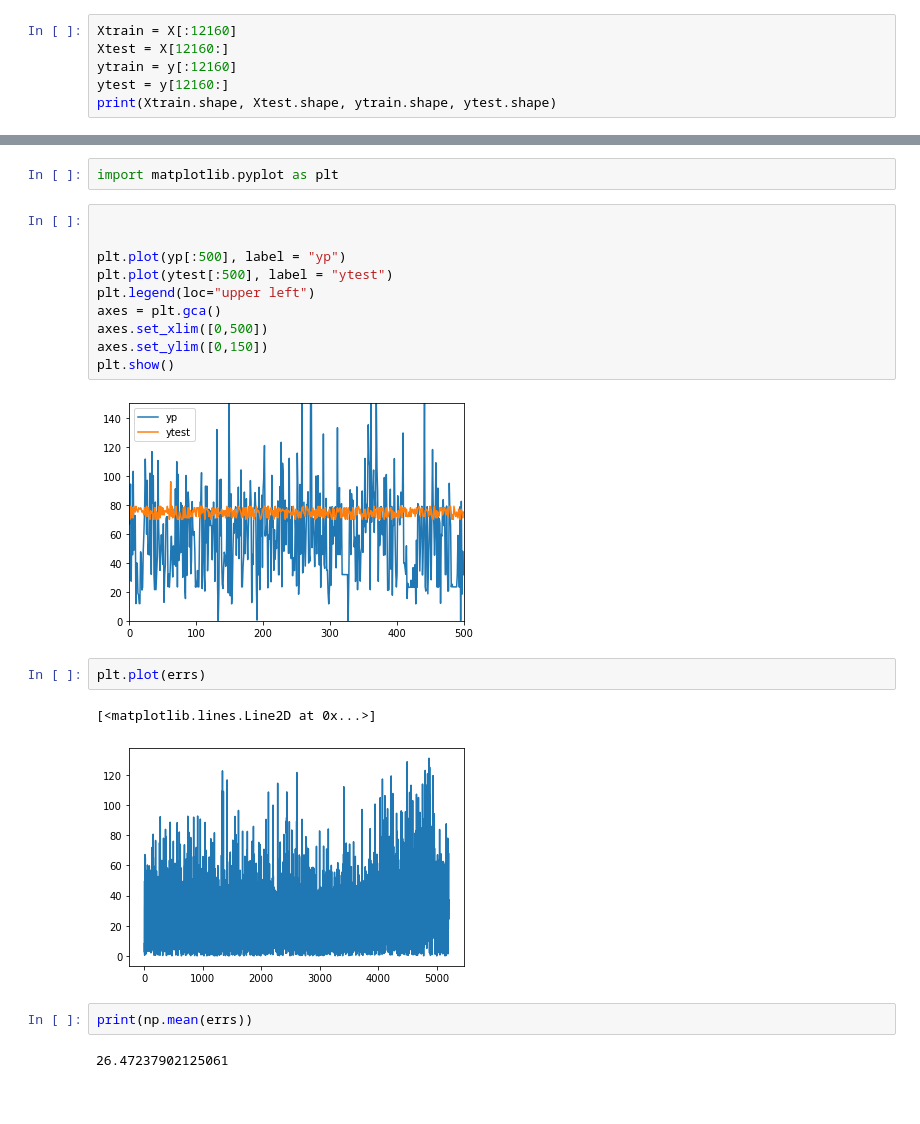
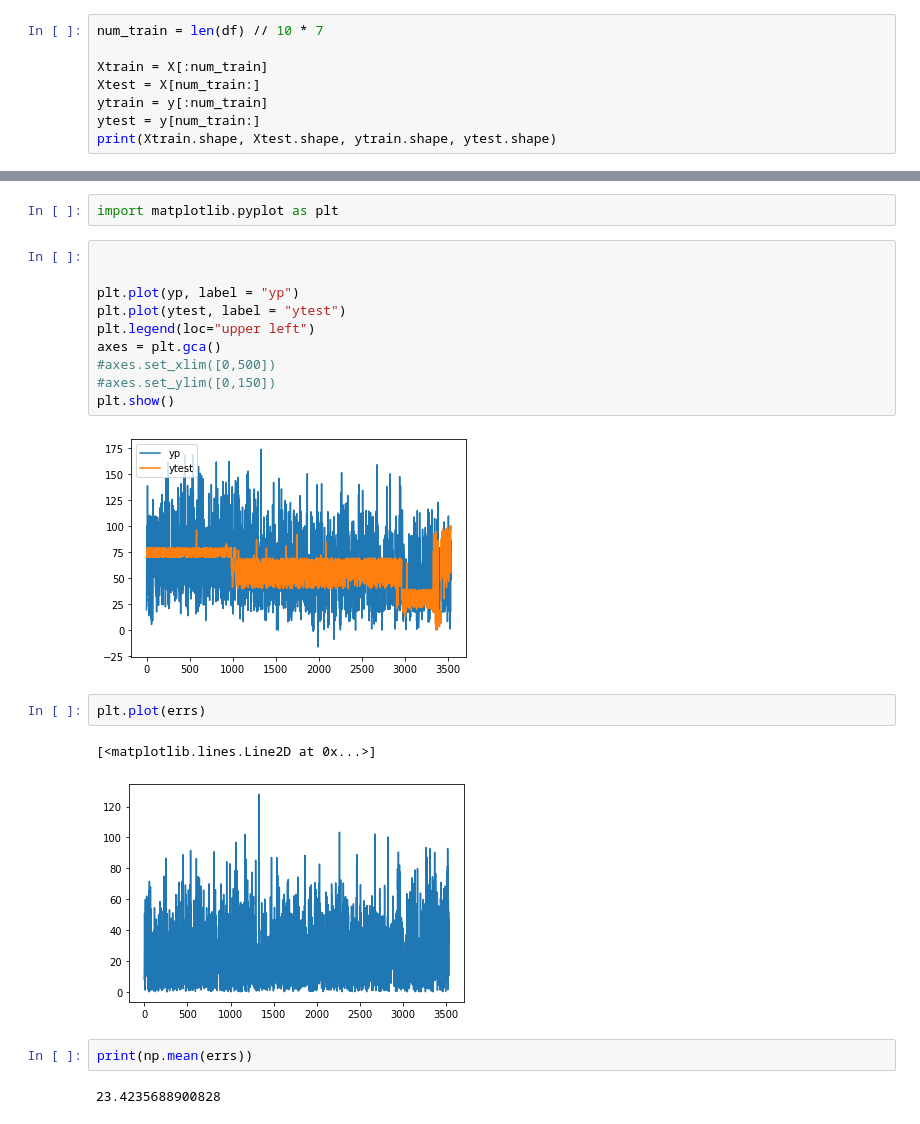
Before and after one commit to Racheltrq/GameReviewPredictor, a Jupyter notebook: Baseline.ipynb, the cells around one changed output, grey strips where cells are left out. Drawn from its saved outputs; the diff is of its cells as text.

```diff
--- a/Baseline.ipynb
+++ b/Baseline.ipynb
@@ -56,9 +55,11 @@ print(X)
 # %% [markdown]
 ## Split train test data
 # %%
-Xtrain = X[:12160]
-Xtest = X[12160:]
-ytrain = y[:12160]
-ytest = y[12160:]
+num_train = len(df) // 10 * 7
+
+Xtrain = X[:num_train]
+Xtest = X[num_train:]
+ytrain = y[:num_train]
+ytest = y[num_train:]
 print(Xtrain.shape, Xtest.shape, ytrain.shape, ytest.shape)
 # %% [output]
@@ -125,21 +126,21 @@ import matplotlib.pyplot as plt
 # %%
 
 
-plt.plot(yp[:500], label = "yp")
-plt.plot(ytest[:500], label = "ytest")
+plt.plot(yp, label = "yp")
+plt.plot(ytest, label = "ytest")
 plt.legend(loc="upper left")
 axes = plt.gca()
-axes.set_xlim([0,500])
-axes.set_ylim([0,150])
+#axes.set_xlim([0,500])
+#axes.set_ylim([0,150])
 plt.show()
 # %% [output]
-[figure, old version]
+[figure, new version]
 # %%
 plt.plot(errs)
 # %% [output]
 [<matplotlib.lines.Line2D at 0x...>]
-[figure, old version]
+[figure, new version]
 # %%
 print(np.mean(errs))
 # %% [output]
-26.47237902125061
+23.4235688900828
```
Also changed, not shown: parts of 8 cells of this notebook, 2 other files.
